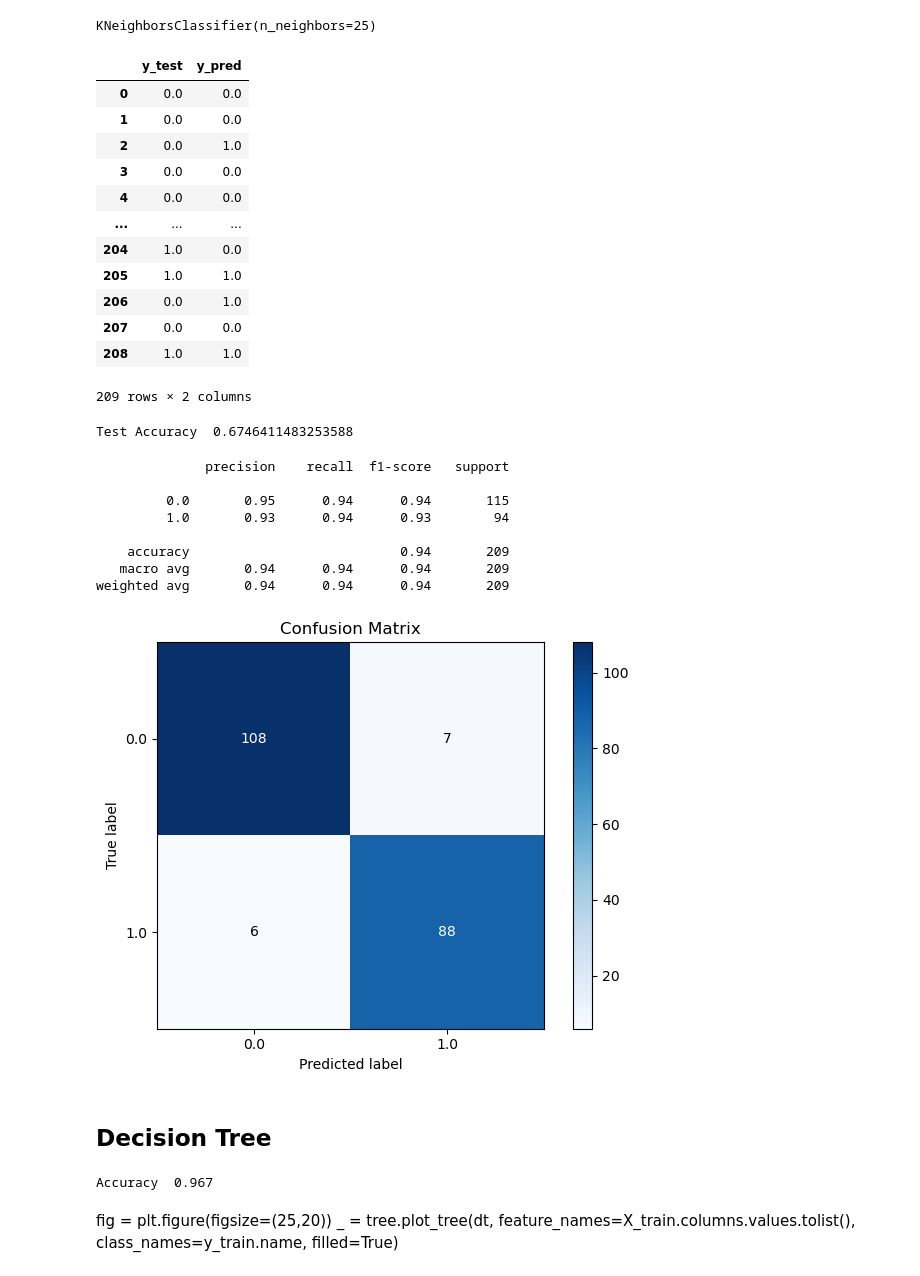
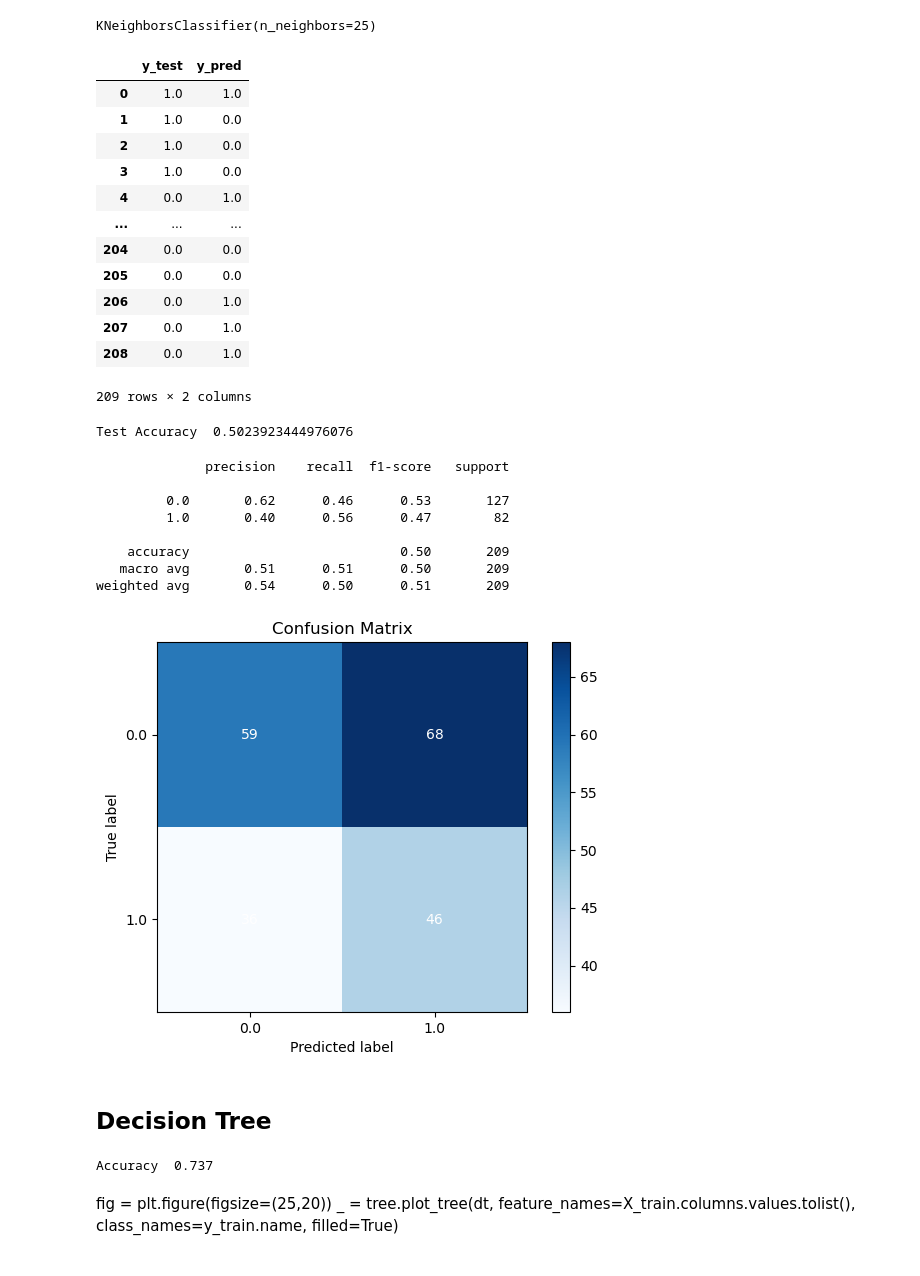
Before and after one commit to NafisFaiyaz007/CSE-445-Machine-learning_Predicting-Risky-Alcohol-Consumption-among-Students, a Jupyter notebook: Research question 3 .ipynb, the cells around one changed output. Drawn from its saved outputs; the diff is of its cells as text; code cells hidden in the pictures.

```diff
--- a/Research question 3 .ipynb
+++ b/Research question 3 .ipynb
@@ -23,9 +37,9 @@ X_train.shape
 # %%
 # Separate target from dataset
 y_train = X_train['alc']
-X_train = X_train.drop(columns = 'alc')
-#X_train = X_train [['famsize_GT3', 'famsize_LE3', 'Pstatus_A', 'Pstatus_T', 'Mjob_at_home', 'Mjob_health', 'Mjob_other', 'Mjob_services', 'Mjob_teacher', 'Fjob_at_home', 'Fjob_health', 'Fjob_other', 'Fjob_services', 'Fjob_teacher', 'guardian_father', 'guardian_mother', 'guardian_other', 'famsup_no', 'famsup_yes', 'Medu', 'Fedu']]
+#X_train = X_train.drop(columns = ['alc'])
+X_train = X_train [['famsize_GT3', 'famsize_LE3', 'Pstatus_A', 'Pstatus_T', 'Mjob_at_home', 'Mjob_health', 'Mjob_other', 'Mjob_services', 'Mjob_teacher', 'Fjob_at_home', 'Fjob_health', 'Fjob_other', 'Fjob_services', 'Fjob_teacher', 'guardian_father', 'guardian_mother', 'guardian_other', 'famsup_no', 'famsup_yes', 'Medu', 'Fedu']]
 y_test = X_test['alc']
-#X_test = X_test [['famsize_GT3', 'famsize_LE3', 'Pstatus_A', 'Pstatus_T', 'Mjob_at_home', 'Mjob_health', 'Mjob_other', 'Mjob_services', 'Mjob_teacher', 'Fjob_at_home', 'Fjob_health', 'Fjob_other', 'Fjob_services', 'Fjob_teacher', 'guardian_father', 'guardian_mother', 'guardian_other', 'famsup_no', 'famsup_yes', 'Medu', 'Fedu']]
-X_test = X_test.drop(columns = 'alc')
+X_test = X_test [['famsize_GT3', 'famsize_LE3', 'Pstatus_A', 'Pstatus_T', 'Mjob_at_home', 'Mjob_health', 'Mjob_other', 'Mjob_services', 'Mjob_teacher', 'Fjob_at_home', 'Fjob_health', 'Fjob_other', 'Fjob_services', 'Fjob_teacher', 'guardian_father', 'guardian_mother', 'guardian_other', 'famsup_no', 'famsup_yes', 'Medu', 'Fedu']]
+#X_test = X_test.drop(columns = 'alc')
 # %%
@@ -63,17 +79,17 @@ y_pred = knn.predict(X_test)
 pd.DataFrame({'y_test': y_test, 'y_pred': y_pred})
 # %% [output]
 |  | y_test | y_pred |
-| 0 | 0.0 | 0.0 |
-| 1 | 0.0 | 0.0 |
-| 2 | 0.0 | 1.0 |
-| 3 | 0.0 | 0.0 |
-| 4 | 0.0 | 0.0 |
+| 0 | 1.0 | 1.0 |
+| 1 | 1.0 | 0.0 |
+| 2 | 1.0 | 0.0 |
+| 3 | 1.0 | 0.0 |
+| 4 | 0.0 | 1.0 |
 | ... | ... | ... |
-| 204 | 1.0 | 0.0 |
-| 205 | 1.0 | 1.0 |
+| 204 | 0.0 | 0.0 |
+| 205 | 0.0 | 0.0 |
 | 206 | 0.0 | 1.0 |
-| 207 | 0.0 | 0.0 |
-| 208 | 1.0 | 1.0 |
+| 207 | 0.0 | 1.0 |
+| 208 | 0.0 | 1.0 |
 209 rows × 2 columns
 # %%
 # !pip install scikit-plot
@@ -82,21 +98,21 @@ import scikitplot as skplt
 from sklearn.metrics import classification_report, accuracy_score, confusion_matrix
 print('Test Accuracy ', accuracy_score(y_test, y_pred ))
 # %% [output]
-Test Accuracy  0.6746411483253588
+Test Accuracy  0.5023923444976076
 # %%
 print(classification_report(y_test, y_pred))
 skplt.metrics.plot_confusion_matrix(y_test, y_pred);
-save_fig('Confusion Matrix for KNN q3')
+#save_fig('Confusion Matrix for KNN q3')
 # %% [output]
               precision    recall  f1-score   support
 
-         0.0       0.95      0.94      0.94       115
-         1.0       0.93      0.94      0.93        94
+         0.0       0.62      0.46      0.53       127
+         1.0       0.40      0.56      0.47        82
 
-    accuracy                           0.94       209
-   macro avg       0.94      0.94      0.94       209
-weighted avg       0.94      0.94      0.94       209
+    accuracy                           0.50       209
+   macro avg       0.51      0.51      0.50       209
+weighted avg       0.54      0.50      0.51       209
-[figure, old version]
+[figure, new version]
 # %% [markdown]
 ## Decision Tree
 # %%
@@ -109,7 +125,7 @@ dt = DecisionTreeClassifier()
 dt.fit(X_train, y_train)
 print('Accuracy ', accuracy_score(y_test, dt.predict(X_test)).round(3))
 # %% [output]
-Accuracy  0.967
+Accuracy  0.737
 # %% [markdown]
 fig = plt.figure(figsize=(25,20))
 _ = tree.plot_tree(dt,
```
Also changed, not shown: parts of 36 cells of this notebook, 2 other files.
